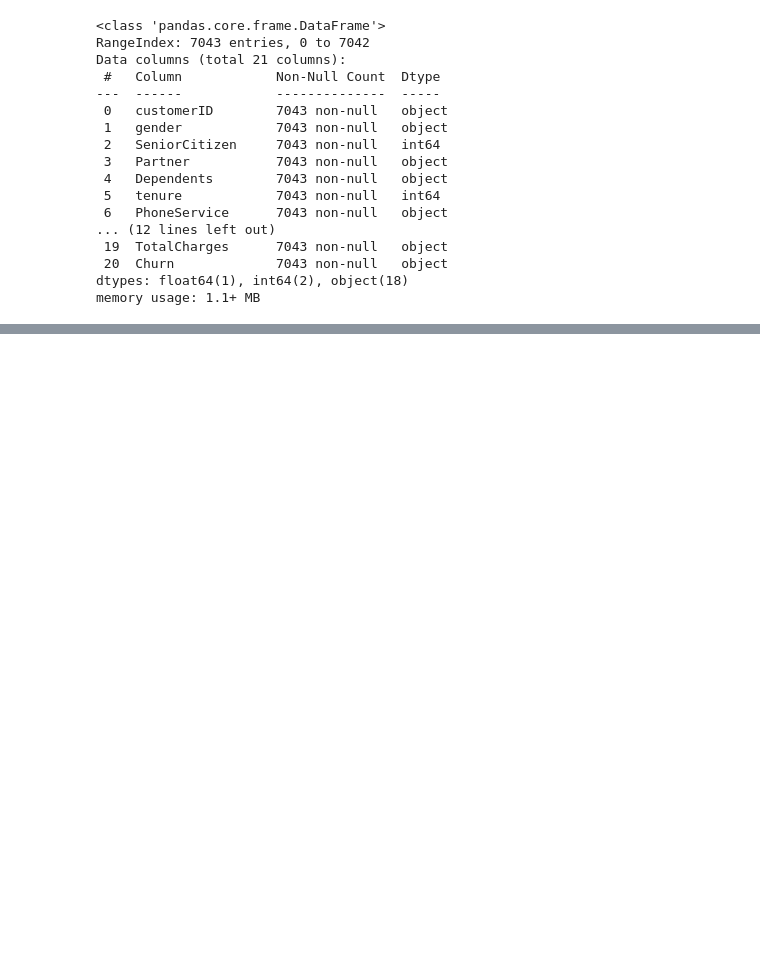
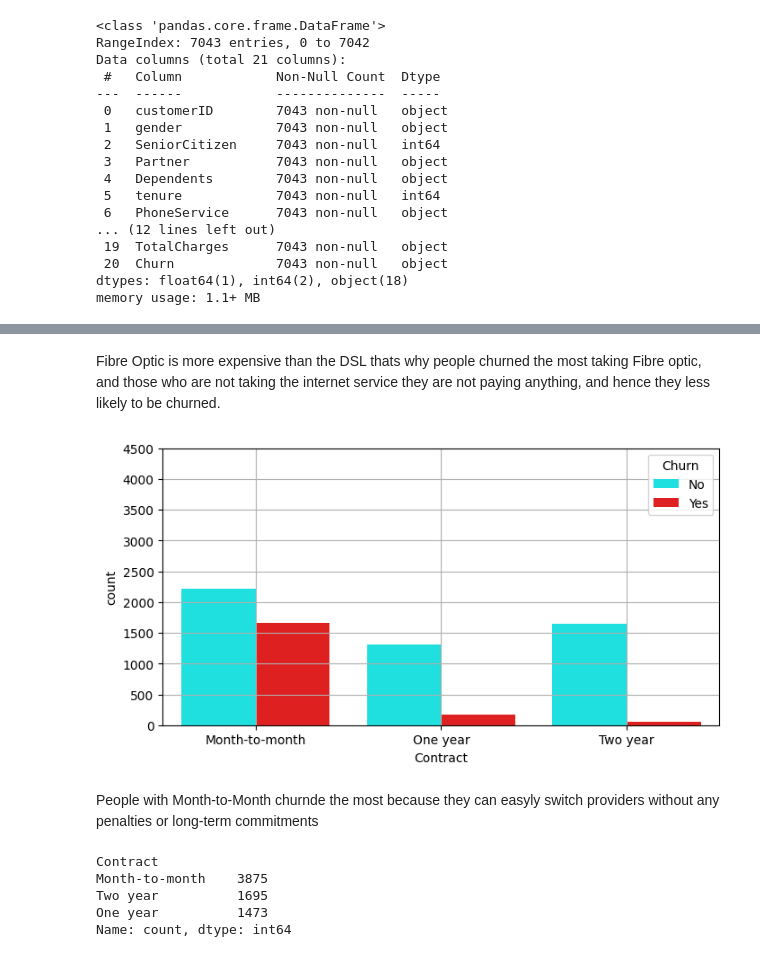
Before and after one commit to divyanshdahikar/Customer-Churn-Prediction, a Jupyter notebook: Churn Prediction.ipynb, the cells around one changed output, grey strips where cells are left out. Cells and saved outputs as stored; diff of their text form; code cells hidden in the pictures; blank space fills up the shorter version.

```diff
--- a/Churn Prediction.ipynb
+++ b/Churn Prediction.ipynb
@@ -277,0 +94,19 @@ plt.show
+# %% [markdown]
+Fibre Optic is more expensive than the DSL thats why people churned the most taking Fibre optic, and those who are not taking the internet service they are not paying anything, and hence they less likely to be churned.
+# %%
+sns.countplot(hue = 'Churn', x = 'Contract', data = df, palette = color)
+plt.grid(True)
+plt.yticks(ticks = range(0, 5000, 500))
+plt.show()
+# %% [output]
+[figure, added]
+# %% [markdown]
+People with Month-to-Month churnde the most because they can easyly switch providers without any penalties or long-term commitments
+# %%
+df['Contract'].value_counts()
+# %% [output]
+Contract
+Month-to-month    3875
+Two year          1695
+One year          1473
+Name: count, dtype: int64
```
Also changed, not shown: parts of 126 cells of this notebook.
